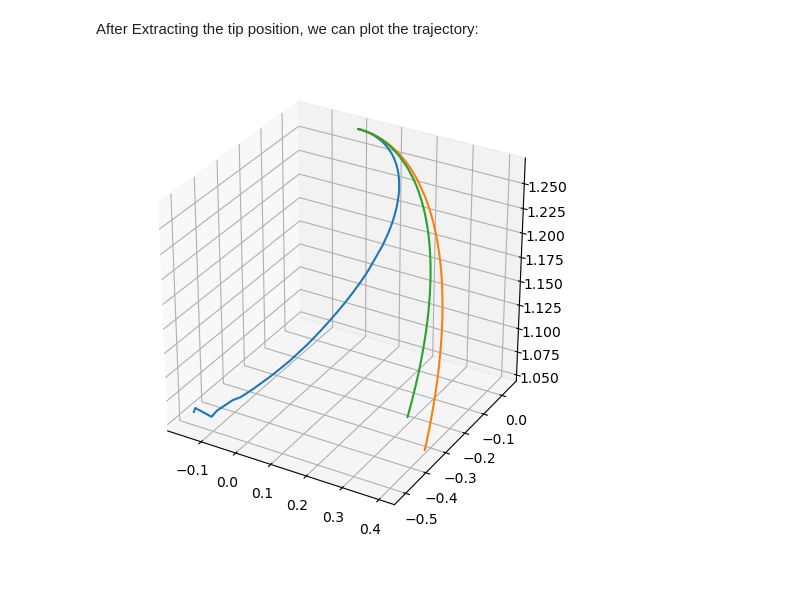
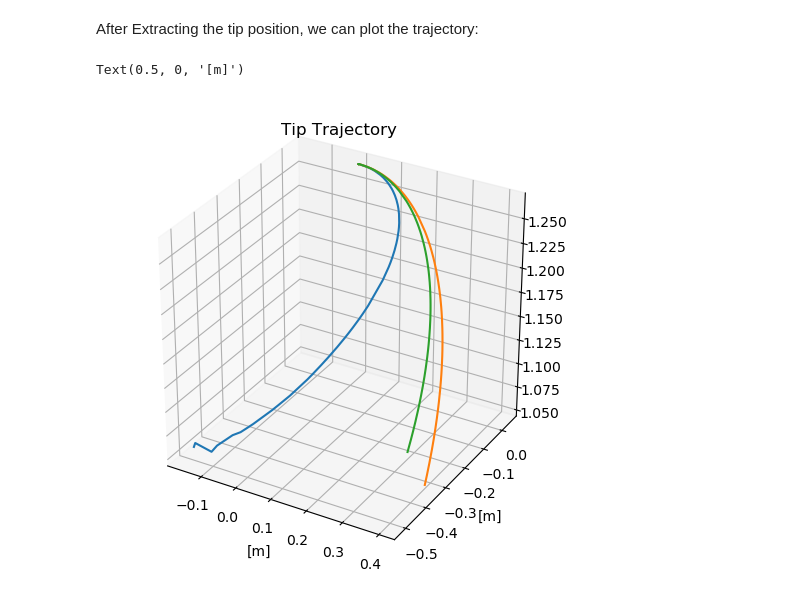
Before and after one commit to citros-garden/robotic_arm, a Jupyter notebook: result.ipynb, the cells around one changed output. Saved outputs shown, nothing was run; the diff lists cells and outputs as text; code cells hidden in the pictures.

```diff
--- a/result.ipynb
+++ b/result.ipynb
@@ -61,6 +62,10 @@ def extract_data(id):
         }
     ])
     return list(data)
+
+
+def create_time_vector(length):
+    return np.linspace(0, 5, length)
 # %% [markdown]
 Extract the tip position from the Database:
 # %%
@@ -82,9 +87,13 @@ After Extracting the tip position, we can plot the trajectory:
 # %%
 fig = plt.figure(figsize=(6, 6))
 ax = fig.add_subplot(projection='3d')
 
 for i in range(int(n_of_runs)):
-    idx = i+1
-    ax.plot(x[str(idx)], y[str(idx)], z[str(idx)])
+    t = create_time_vector(len(x[str(i+1)]))
+    ax.plot(x[str(i+1)], y[str(i+1)], z[str(i+1)])
+plt.title("Tip Trajectory")
+plt.xlabel("[m]")
+plt.ylabel("[m]")
 # %% [output]
+Text(0.5, 0, '[m]')
-[figure, old version]
+[figure, new version]
```
Also changed, not shown: parts of 3 cells of this notebook.
